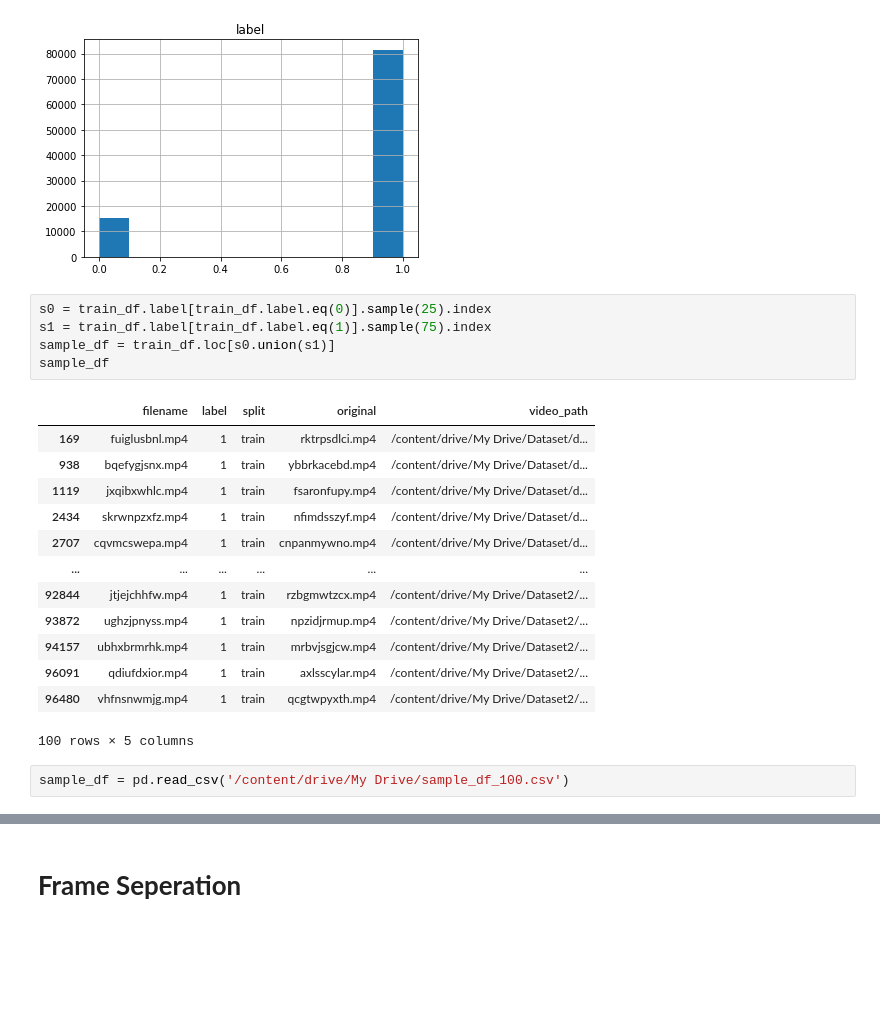
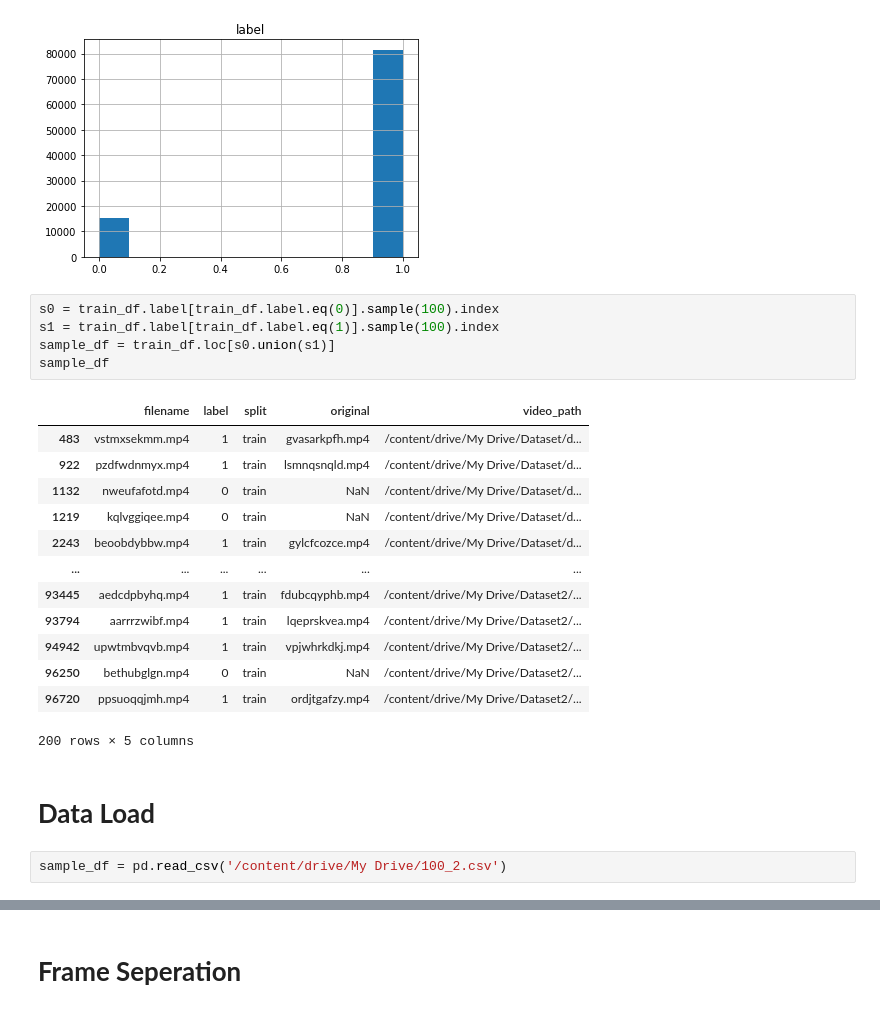
Before and after one commit to sowmen/Deepfake-Challenge-Kaggle, a Jupyter notebook: Logistic_Network_Baseline.ipynb, the cells around one changed output, grey strips where cells are left out. Cells and saved outputs as stored; diff of their text form; blank space fills up the shorter version.

```diff
--- a/Logistic_Network_Baseline.ipynb
+++ b/Logistic_Network_Baseline.ipynb
@@ -88,23 +90,25 @@ train_df.groupby('label').count()
 | 1 | 81497 | 81497 | 81497 | 81497 |
 [figure]
 # %%
-s0 = train_df.label[train_df.label.eq(0)].sample(25).index
-s1 = train_df.label[train_df.label.eq(1)].sample(75).index
+s0 = train_df.label[train_df.label.eq(0)].sample(100).index
+s1 = train_df.label[train_df.label.eq(1)].sample(100).index
 sample_df = train_df.loc[s0.union(s1)]
 sample_df
 # %% [output]
 |  | filename | label | split | original | video_path |
-| 169 | fuiglusbnl.mp4 | 1 | train | rktrpsdlci.mp4 | /content/drive/My Drive/Dataset/d... |
-| 938 | bqefygjsnx.mp4 | 1 | train | ybbrkacebd.mp4 | /content/drive/My Drive/Dataset/d... |
-| 1119 | jxqibxwhlc.mp4 | 1 | train | fsaronfupy.mp4 | /content/drive/My Drive/Dataset/d... |
-| 2434 | skrwnpzxfz.mp4 | 1 | train | nfimdsszyf.mp4 | /content/drive/My Drive/Dataset/d... |
-| 2707 | cqvmcswepa.mp4 | 1 | train | cnpanmywno.mp4 | /content/drive/My Drive/Dataset/d... |
+| 483 | vstmxsekmm.mp4 | 1 | train | gvasarkpfh.mp4 | /content/drive/My Drive/Dataset/d... |
+| 922 | pzdfwdnmyx.mp4 | 1 | train | lsmnqsnqld.mp4 | /content/drive/My Drive/Dataset/d... |
+| 1132 | nweufafotd.mp4 | 0 | train | NaN | /content/drive/My Drive/Dataset/d... |
+| 1219 | kqlvggiqee.mp4 | 0 | train | NaN | /content/drive/My Drive/Dataset/d... |
+| 2243 | beoobdybbw.mp4 | 1 | train | gylcfcozce.mp4 | /content/drive/My Drive/Dataset/d... |
 | ... | ... | ... | ... | ... | ... |
-| 92844 | jtjejchhfw.mp4 | 1 | train | rzbgmwtzcx.mp4 | /content/drive/My Drive/Dataset2/... |
-| 93872 | ughzjpnyss.mp4 | 1 | train | npzidjrmup.mp4 | /content/drive/My Drive/Dataset2/... |
-| 94157 | ubhxbrmrhk.mp4 | 1 | train | mrbvjsgjcw.mp4 | /content/drive/My Drive/Dataset2/... |
-| 96091 | qdiufdxior.mp4 | 1 | train | axlsscylar.mp4 | /content/drive/My Drive/Dataset2/... |
-| 96480 | vhfnsnwmjg.mp4 | 1 | train | qcgtwpyxth.mp4 | /content/drive/My Drive/Dataset2/... |
+| 93445 | aedcdpbyhq.mp4 | 1 | train | fdubcqyphb.mp4 | /content/drive/My Drive/Dataset2/... |
+| 93794 | aarrrzwibf.mp4 | 1 | train | lqeprskvea.mp4 | /content/drive/My Drive/Dataset2/... |
+| 94942 | upwtmbvqvb.mp4 | 1 | train | vpjwhrkdkj.mp4 | /content/drive/My Drive/Dataset2/... |
+| 96250 | bethubglgn.mp4 | 0 | train | NaN | /content/drive/My Drive/Dataset2/... |
+| 96720 | ppsuoqqjmh.mp4 | 1 | train | ordjtgafzy.mp4 | /content/drive/My Drive/Dataset2/... |
-100 rows × 5 columns
+200 rows × 5 columns
+# %% [markdown]
+# **Data Load**
 # %%
-sample_df = pd.read_csv('/content/drive/My Drive/sample_df_100.csv')
+sample_df = pd.read_csv('/content/drive/My Drive/100_2.csv')
```
Also changed, not shown: parts of 43 cells of this notebook.
